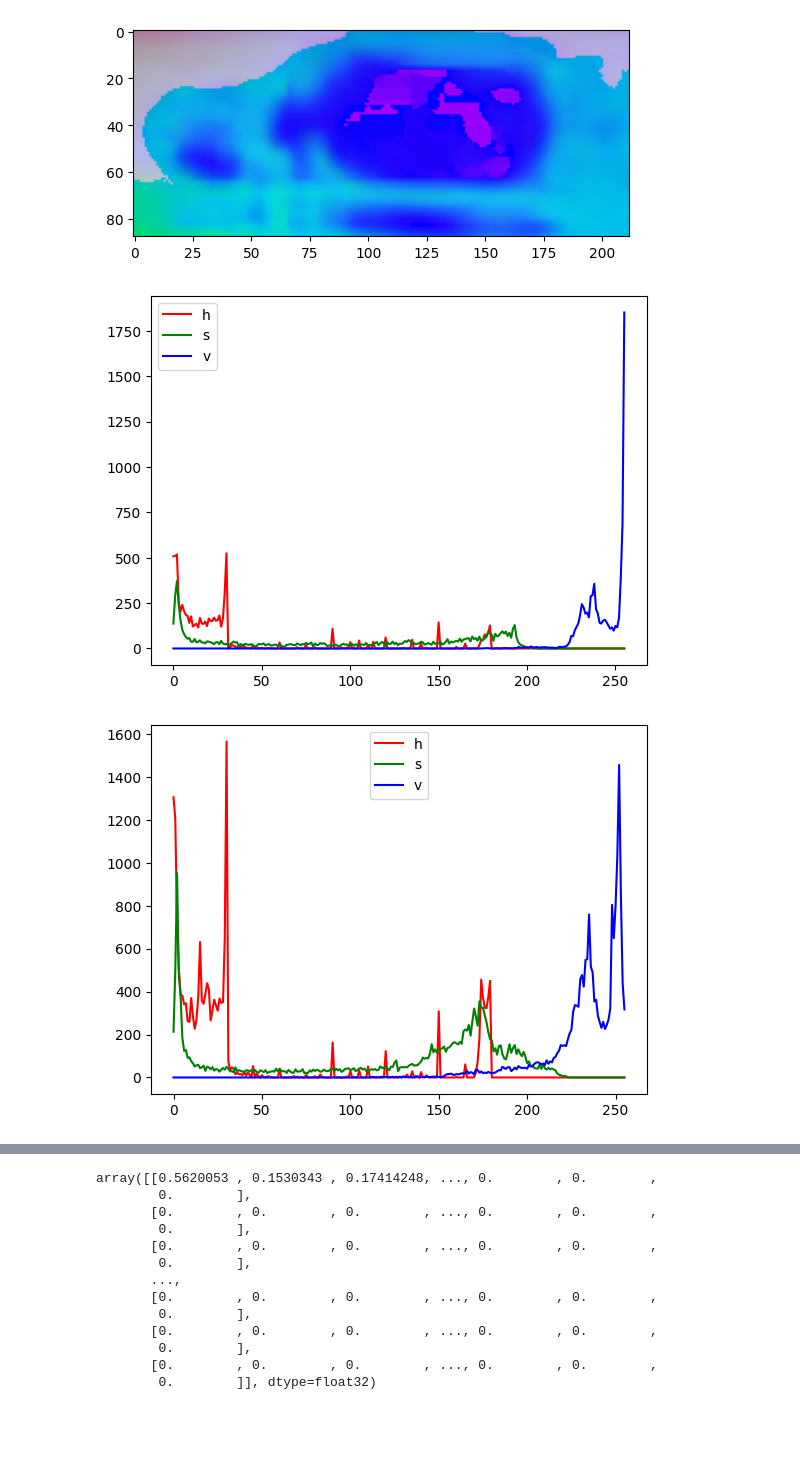
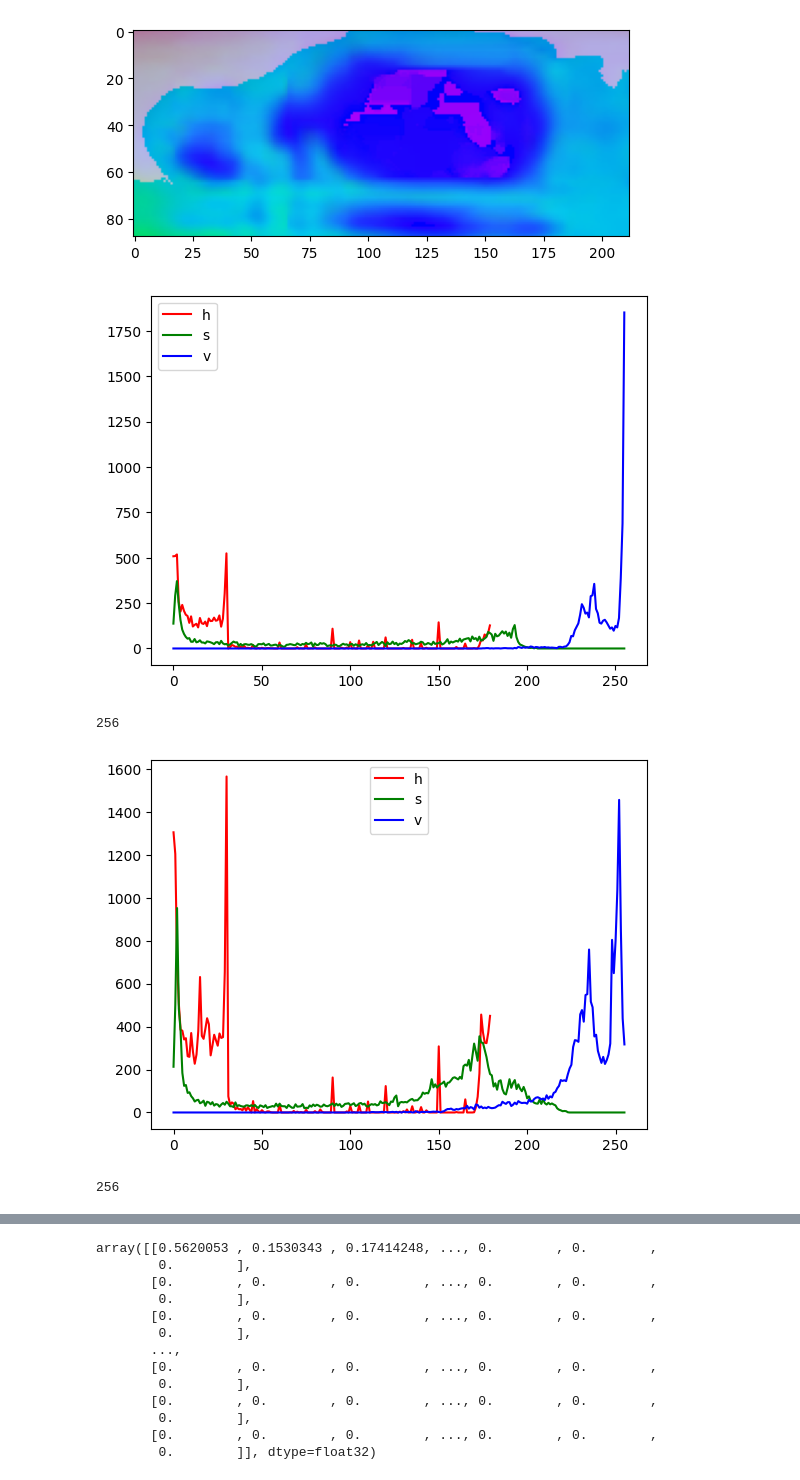
Before and after one commit to dynle/japanese-emergency-vehicles-detection, a Jupyter notebook: src/hsv.ipynb, the cells around one changed output, grey strips where cells are left out. Cells and saved outputs as stored; diff of their text form; code cells hidden in the pictures; blank space fills up the shorter version.

```diff
--- a/src/hsv.ipynb
+++ b/src/hsv.ipynb
@@ -33,25 +33,33 @@ plt.imshow(img1_hsv)
 [figure]
 # %%
 h, s, v = img0_hsv[:,:,0], img0_hsv[:,:,1], img0_hsv[:,:,2]
-hist_h = cv2.calcHist([h],[0],None,[256],[0,256])
-hist_s = cv2.calcHist([s],[0],None,[256],[0,256])
-hist_v = cv2.calcHist([v],[0],None,[256],[0,256])
-plt.plot(hist_h, color='r', label="h")
-plt.plot(hist_s, color='g', label="s")
-plt.plot(hist_v, color='b', label="v")
+hist0_h = cv2.calcHist([h],[0],None,[180],[0,180])
+hist0_s = cv2.calcHist([s],[0],None,[256],[0,256])
+hist0_v = cv2.calcHist([v],[0],None,[256],[0,256])
+plt.plot(hist0_h, color='r', label="h")
+plt.plot(hist0_s, color='g', label="s")
+plt.plot(hist0_v, color='b', label="v")
 plt.legend()
 plt.show()
 # %% [output]
-[figure, old version]
+[figure, new version]
+# %%
+len(hist0_v)
+# %% [output]
+256
 # %%
 h, s, v = img1_hsv[:,:,0], img1_hsv[:,:,1], img1_hsv[:,:,2]
-hist_h = cv2.calcHist([h],[0],None,[256],[0,256])
-hist_s = cv2.calcHist([s],[0],None,[256],[0,256])
-hist_v = cv2.calcHist([v],[0],None,[256],[0,256])
-plt.plot(hist_h, color='r', label="h")
-plt.plot(hist_s, color='g', label="s")
-plt.plot(hist_v, color='b', label="v")
+hist1_h = cv2.calcHist([h],[0],None,[180],[0,180])
+hist1_s = cv2.calcHist([s],[0],None,[256],[0,256])
+hist1_v = cv2.calcHist([v],[0],None,[256],[0,256])
+plt.plot(hist1_h, color='r', label="h")
+plt.plot(hist1_s, color='g', label="s")
+plt.plot(hist1_v, color='b', label="v")
 plt.legend()
 plt.show()
 # %% [output]
-[figure, old version]
+[figure, new version]
+# %%
+len(hist1_v)
+# %% [output]
+256
```
Also changed, not shown: parts of 12 cells of this notebook.
